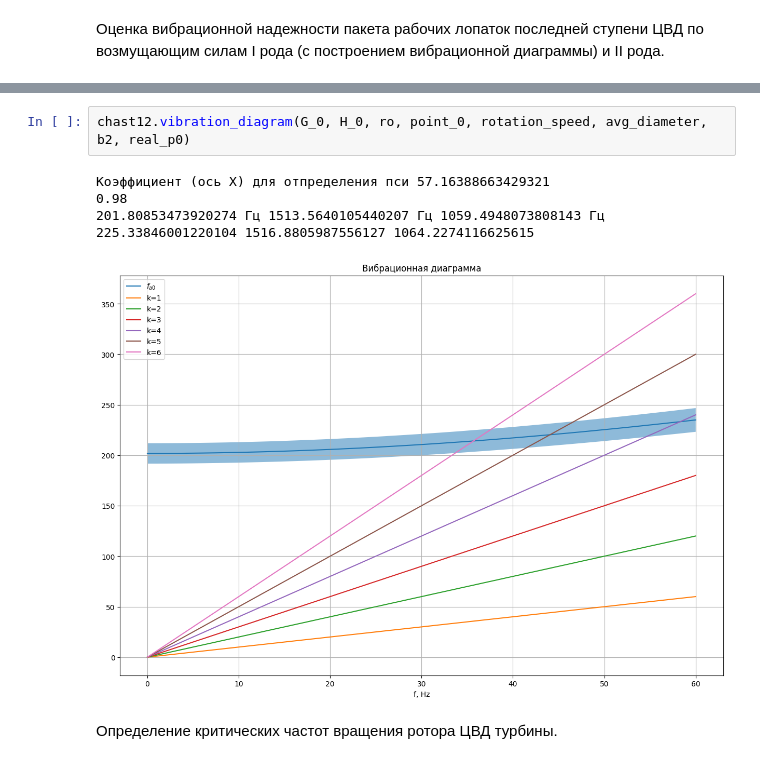
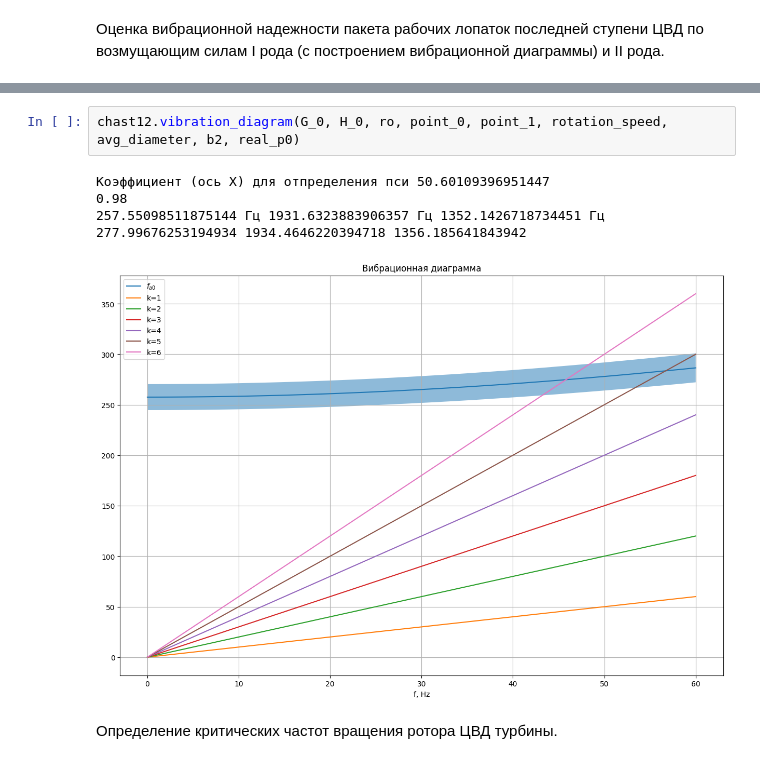
Before and after one commit to AndreyBarTF/turbines_autumn_2022-Homework, a Jupyter notebook: Курсовая_работа.ipynb, the cells around one changed output, grey strips where cells are left out. Saved outputs shown, nothing was run; the diff lists cells and outputs as text.

```diff
--- a/Курсовая_работа.ipynb
+++ b/Курсовая_работа.ipynb
@@ -309,13 +309,13 @@ chast12.disk_strength(G_0, H_0, ro, point_0, rotation_speed, avg_diameter, b2, r
 # %% [markdown]
 ![image.png](embedded-picture-1)
 # %%
-chast12.vibration_diagram(G_0, H_0, ro, point_0, rotation_speed, avg_diameter, b2, real_p0)
+chast12.vibration_diagram(G_0, H_0, ro, point_0, point_1, rotation_speed, avg_diameter, b2, real_p0)
 # %% [output]
-Коэффициент (ось X) для отпределения пси 57.16388663429321
+Коэффициент (ось X) для отпределения пси 50.60109396951447
 0.98
-201.80853473920274 Гц 1513.5640105440207 Гц 1059.4948073808143 Гц
-225.33846001220104 1516.8805987556127 1064.2274116625615
+257.55098511875144 Гц 1931.6323883906357 Гц 1352.1426718734451 Гц
+277.99676253194934 1934.4646220394718 1356.185641843942
-[figure, old version]
+[figure, new version]
 # %% [markdown]
 Определение критических частот вращения ротора ЦВД турбины.
 # %%
```
Also changed, not shown: parts of 7 cells of this notebook.
